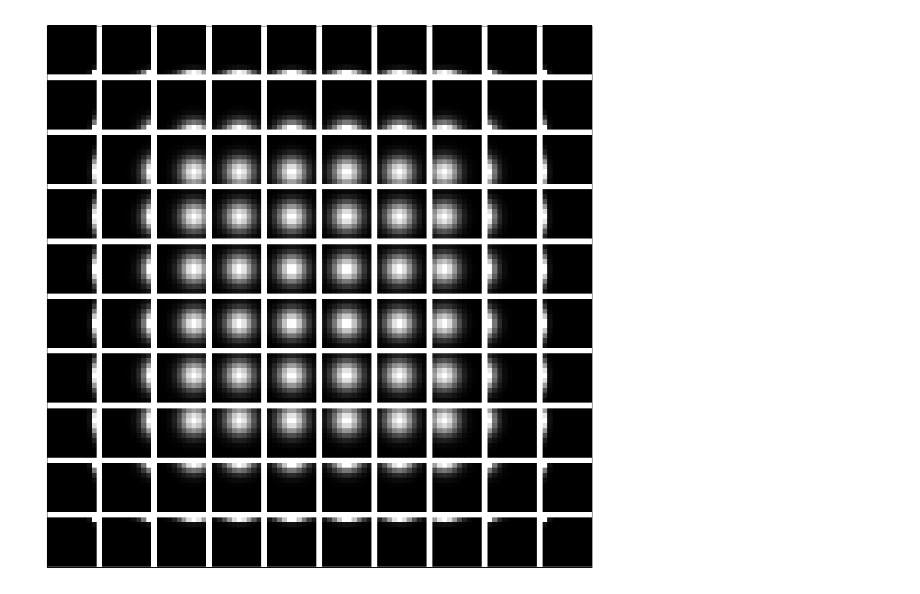
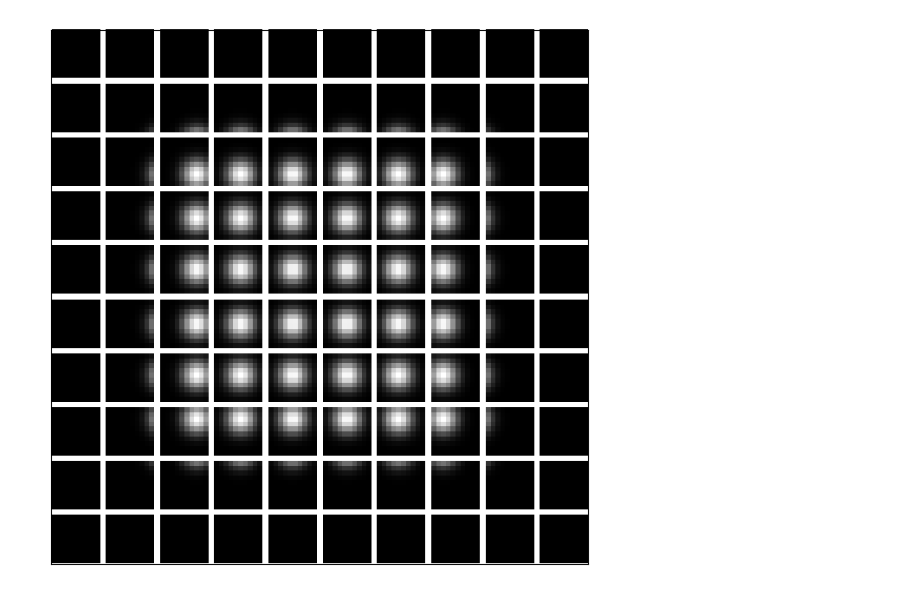
Before and after one commit to mtsch/DREiMac, a Jupyter notebook: docs/notebooks/movingDot.ipynb, the cells around one changed output. Cells and saved outputs as stored; diff of their text form; code cells hidden in the pictures.

```diff
--- a/docs/notebooks/movingDot.ipynb
+++ b/docs/notebooks/movingDot.ipynb
@@ -10,8 +10,8 @@ from persim import plot_diagrams
 # %%
 small_sample = GeometryExamples.moving_dot(10, sigma=2)
 
-plt.figure(figsize=(12,12))
-_ = PlotUtils.plot_patches(small_sample, zoom=6)
+plt.figure(figsize=(8,8))
+_ = PlotUtils.plot_patches(small_sample, zoom=4)
 # %% [output]
-[figure, old version]
+[figure, new version]
 # %%
```
Also changed, not shown: parts of 8 cells of this notebook, 1 other file.
